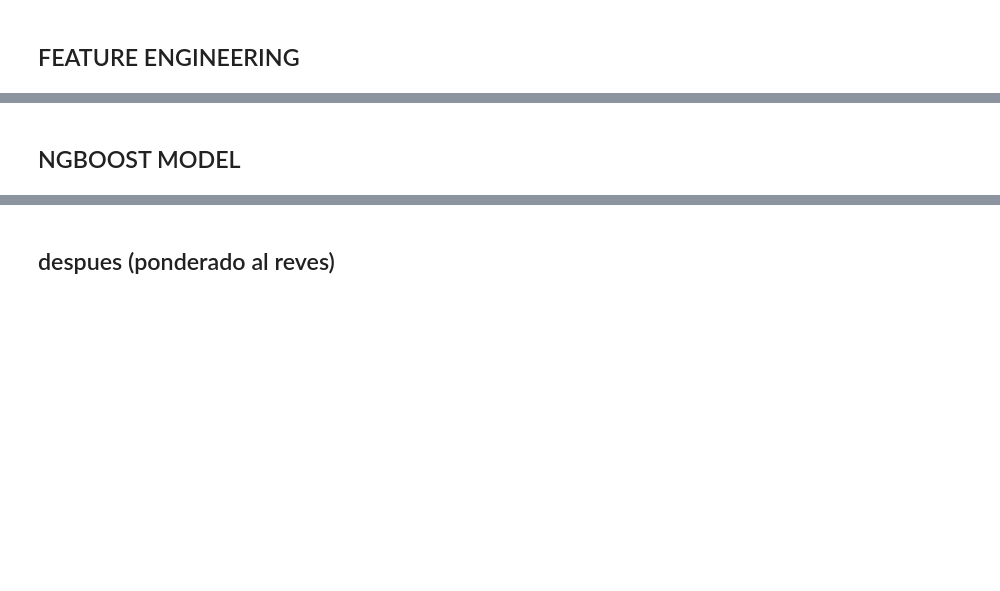
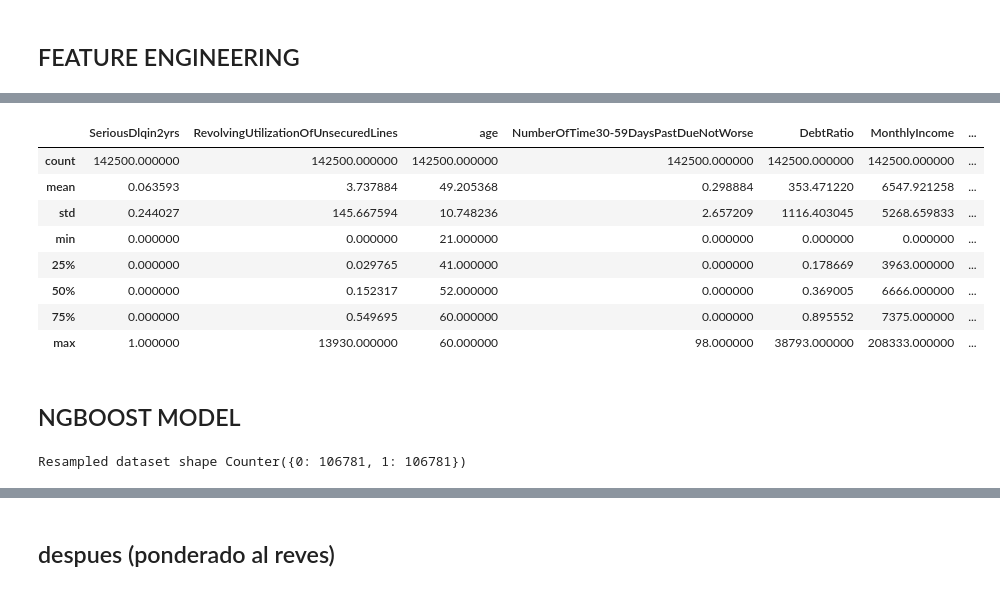
Before and after one commit to aoelvp94/NGBoost_CreditRiskAnalysis, a Jupyter notebook: NGBoost_CreditRiskAnalysis_Modelling.ipynb, the cells around one changed output, grey strips where cells are left out. Saved outputs shown, nothing was run; the diff lists cells and outputs as text; code cells hidden in the pictures; blank space fills up the shorter version.

Commit message:
update model and cleanning of outliers

```diff
--- a/NGBoost_CreditRiskAnalysis_Modelling.ipynb
+++ b/NGBoost_CreditRiskAnalysis_Modelling.ipynb
@@ -45,2 +47,4 @@ preprocess_df(df)
+# %%
+df = clean_outliers(df.copy())
 # %%
 df.info()
@@ -49,3 +83,15 @@ print(df.isnull().sum())
+# %%
+df.describe()
+# %% [output]
+|  | SeriousDlqin2yrs | RevolvingUtilizationOfUnsecuredLines | age | NumberOfTime30-59DaysPastDueNotWorse | DebtRatio | MonthlyIncome | ... |
+| count | 142500.000000 | 142500.000000 | 142500.000000 | 142500.000000 | 142500.000000 | 142500.000000 | ... |
+| mean | 0.063593 | 3.737884 | 49.205368 | 0.298884 | 353.471220 | 6547.921258 | ... |
+| std | 0.244027 | 145.667594 | 10.748236 | 2.657209 | 1116.403045 | 5268.659833 | ... |
+| min | 0.000000 | 0.000000 | 21.000000 | 0.000000 | 0.000000 | 0.000000 | ... |
+| 25% | 0.000000 | 0.029765 | 41.000000 | 0.000000 | 0.178669 | 3963.000000 | ... |
+| 50% | 0.000000 | 0.152317 | 52.000000 | 0.000000 | 0.369005 | 6666.000000 | ... |
+| 75% | 0.000000 | 0.549695 | 60.000000 | 0.000000 | 0.895552 | 7375.000000 | ... |
+| max | 1.000000 | 13930.000000 | 60.000000 | 98.000000 | 38793.000000 | 208333.000000 | ... |
 # %% [markdown]
 ## NGBOOST MODEL
 # %%
@@ -57,6 +103,8 @@ X_train, X_test, y_train, y_test = train_test_split(X, y, test_size=0.2, random_
 nm_common =SMOTE(random_state=2019)
 X_train_resampled, y_train_resampled = nm_common.fit_sample(X_train, y_train)
 print("Resampled dataset shape {}".format(Counter(y_train_resampled)))
+# %% [output]
+Resampled dataset shape Counter({0: 106781, 1: 106781})
 # %%
 from sklearn.tree import DecisionTreeRegressor
 
```
Also changed, not shown: parts of 51 cells of this notebook, 1 other file.
